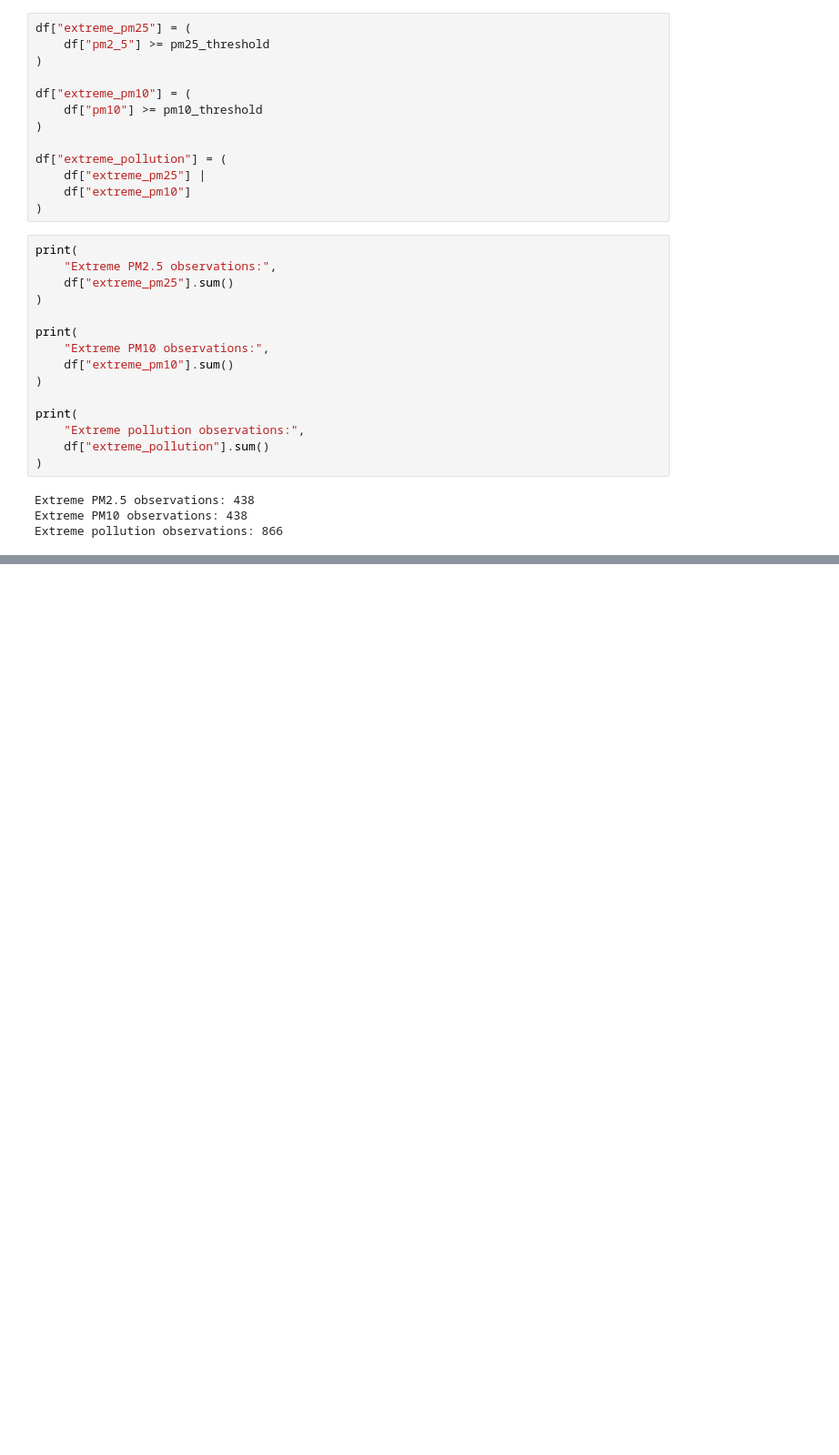
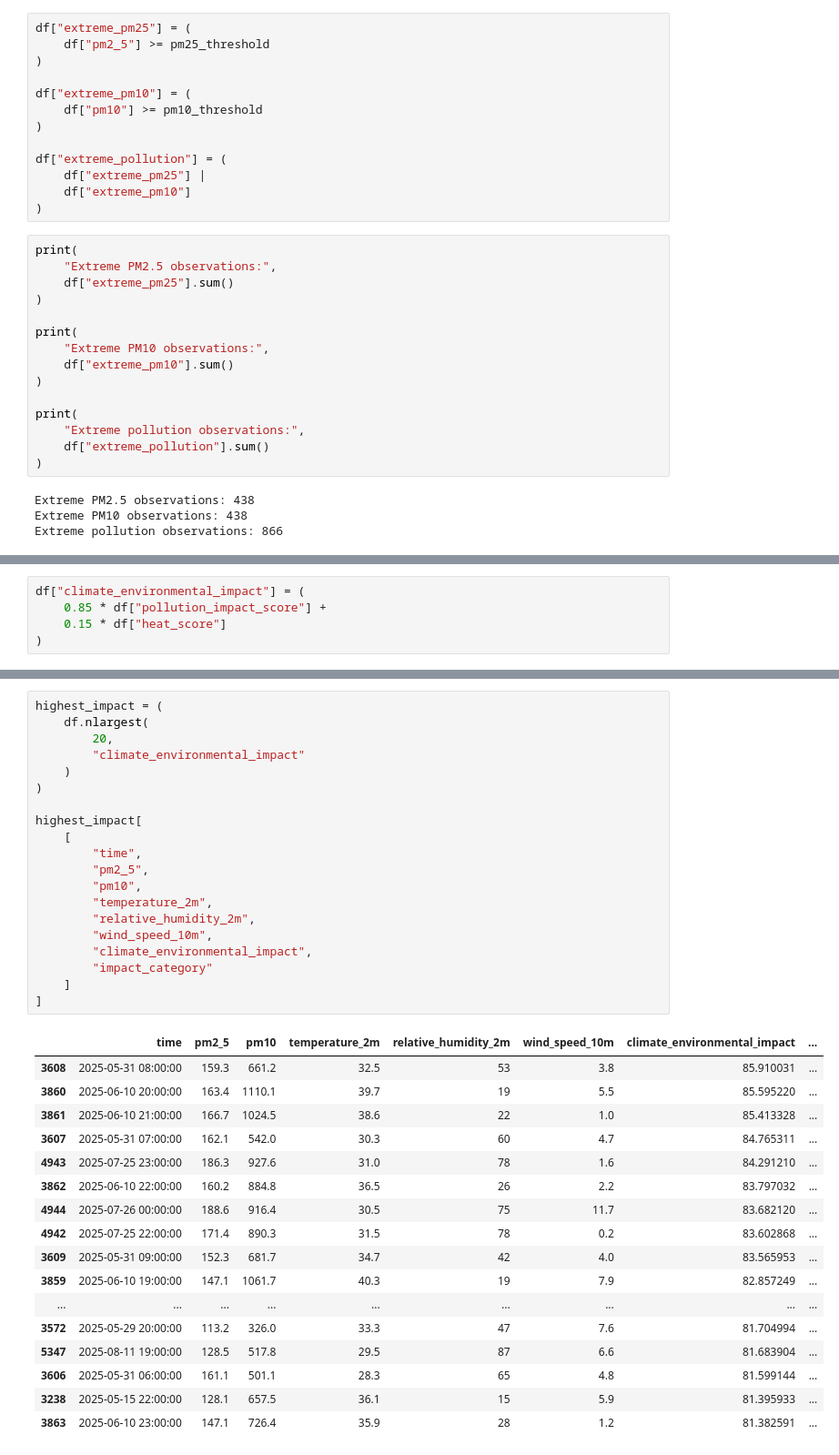
Before and after one commit to singhofficialsidharth-rgb/climate-impact-dashboard, a Jupyter notebook: notebooks/06_climate_impact_analysis.ipynb, the cells around one changed output, grey strips where cells are left out. Shown at 91% size. Drawn from its saved outputs; the diff is of its cells as text; blank space fills up the shorter version.

```diff
--- a/notebooks/06_climate_impact_analysis.ipynb
+++ b/notebooks/06_climate_impact_analysis.ipynb
@@ -380,0 +468,5 @@ Extreme pollution observations: 866
+# %%
+df["climate_environmental_impact"] = (
+    0.85 * df["pollution_impact_score"] +
+    0.15 * df["heat_score"]
+)
@@ -380,0 +590,38 @@ Extreme pollution observations: 866
+# %%
+highest_impact = (
+    df.nlargest(
+        20,
+        "climate_environmental_impact"
+    )
+)
+
+highest_impact[
+    [
+        "time",
+        "pm2_5",
+        "pm10",
+        "temperature_2m",
+        "relative_humidity_2m",
+        "wind_speed_10m",
+        "climate_environmental_impact",
+        "impact_category"
+    ]
+]
+# %% [output]
+|  | time | pm2_5 | pm10 | temperature_2m | relative_humidity_2m | wind_speed_10m | climate_environmental_impact | ... |
+| 3608 | 2025-05-31 08:00:00 | 159.3 | 661.2 | 32.5 | 53 | 3.8 | 85.910031 | ... |
+| 3860 | 2025-06-10 20:00:00 | 163.4 | 1110.1 | 39.7 | 19 | 5.5 | 85.595220 | ... |
+| 3861 | 2025-06-10 21:00:00 | 166.7 | 1024.5 | 38.6 | 22 | 1.0 | 85.413328 | ... |
+| 3607 | 2025-05-31 07:00:00 | 162.1 | 542.0 | 30.3 | 60 | 4.7 | 84.765311 | ... |
+| 4943 | 2025-07-25 23:00:00 | 186.3 | 927.6 | 31.0 | 78 | 1.6 | 84.291210 | ... |
+| 3862 | 2025-06-10 22:00:00 | 160.2 | 884.8 | 36.5 | 26 | 2.2 | 83.797032 | ... |
+| 4944 | 2025-07-26 00:00:00 | 188.6 | 916.4 | 30.5 | 75 | 11.7 | 83.682120 | ... |
+| 4942 | 2025-07-25 22:00:00 | 171.4 | 890.3 | 31.5 | 78 | 0.2 | 83.602868 | ... |
+| 3609 | 2025-05-31 09:00:00 | 152.3 | 681.7 | 34.7 | 42 | 4.0 | 83.565953 | ... |
+| 3859 | 2025-06-10 19:00:00 | 147.1 | 1061.7 | 40.3 | 19 | 7.9 | 82.857249 | ... |
+| ... | ... | ... | ... | ... | ... | ... | ... | ... |
+| 3572 | 2025-05-29 20:00:00 | 113.2 | 326.0 | 33.3 | 47 | 7.6 | 81.704994 | ... |
+| 5347 | 2025-08-11 19:00:00 | 128.5 | 517.8 | 29.5 | 87 | 6.6 | 81.683904 | ... |
+| 3606 | 2025-05-31 06:00:00 | 161.1 | 501.1 | 28.3 | 65 | 4.8 | 81.599144 | ... |
+| 3238 | 2025-05-15 22:00:00 | 128.1 | 657.5 | 36.1 | 15 | 5.9 | 81.395933 | ... |
+| 3863 | 2025-06-10 23:00:00 | 147.1 | 726.4 | 35.9 | 28 | 1.2 | 81.382591 | ... |
```
Also changed, not shown: parts of 13 cells of this notebook, 3 other files.
